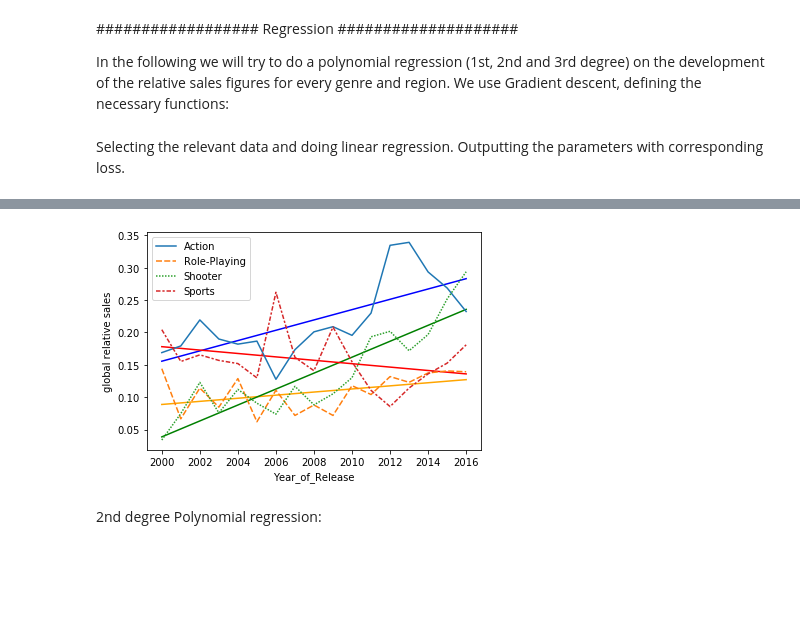
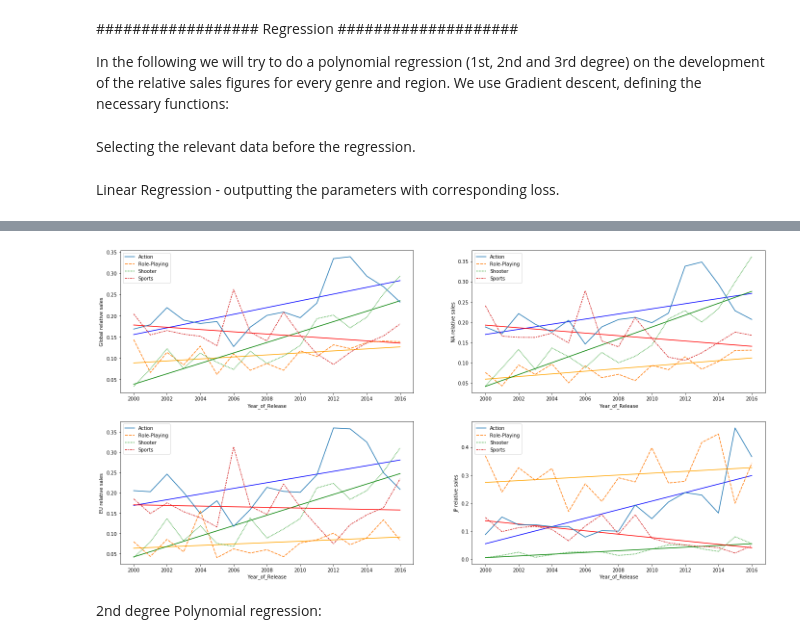
Before and after one commit to Pellys/FDSProject, a Jupyter notebook: sales_genre_rel.ipynb, the cells around one changed output, grey strips where cells are left out. Drawn from its saved outputs; the diff is of its cells as text; code cells hidden in the pictures; blank space fills up the shorter version.

```diff
--- a/sales_genre_rel.ipynb
+++ b/sales_genre_rel.ipynb
@@ -236,7 +230,7 @@ def gradient_descent(theta,x,y,H,alpha,eps):
     loss_history = []
     theta_history = []
 
-    while np.linalg.norm(alpha*grad_quad_loss(theta, x, y, H))>=eps:
+    while np.linalg.norm(grad_quad_loss(theta, x, y, H))>=eps:
         theta_history.append(theta)
         loss_history.append(quad_loss(theta,x,y,H))
         theta = theta - alpha*grad_quad_loss(theta, x, y, H)
@@ -244,41 +238,59 @@ def gradient_descent(theta,x,y,H,alpha,eps):
 
     return theta, loss_history, theta_history
 # %% [markdown]
-Selecting the relevant data and doing linear regression. Outputting the parameters with corresponding loss.
+Selecting the relevant data before the regression.
+# %%
+genres = ['Action','Role-Playing','Shooter','Sports']
+col = ['blue', 'orange', 'green', 'red']
+
+# contains the year of release as x-values
+# In order for the gradiend descent algorithm to work properly we substract 2000 here.
+x = np.array(genre_rel.index.to_list())-2000
+
+# contains the sales figures as y-values for all the regions
+y = np.empty((len(regions), len(genres), len(x)))
+for i,gen in enumerate(genres):
+    y[0][i] = genre_rel[gen].to_list()
+    y[1][i] = NA_genre_rel[gen].to_list()
+    y[2][i] = EU_genre_rel[gen].to_list()
+    y[3][i] = JP_genre_rel[gen].to_list()
+# %% [markdown]
+Linear Regression - outputting the parameters with corresponding loss.
 # %%
-genres = ['Action','Role-Playing','Shooter','Sports']
-col = ['blue', 'orange', 'green', 'red']
-
-# contains the year of release as x-values
-x = np.array(genre_rel.index.to_list())-2000
-# contains the sales figures as y-values
-y = np.empty((len(genres), len(x)))
-for i,gen in enumerate(genres):
-    y[i] = genre_rel[gen].to_list()
-
+theta_lin = np.empty((len(regions),len(genres), 2))
+loss_lin = np.empty((len(regions),len(genres)))
 
 # Determine the parameters and output the results
-plt.figure()
+plt.figure(figsize=(12*2,12))
 
-for i,gen in enumerate(genres):
+# Loop over the regions - Global, NA, EU, JP
+for j, reg in enumerate(regions):
 
-    # Initialize theta0
-    theta0 = np.zeros(2)
+    print(reg)
+    plt.subplot(2,2,j+1)
 
-    # Determine parameters using Gradient descent
-    theta_final, loss_history, theta_history = gradient_descent(theta0,x,y[i],lin_fun,1e-2, 1e-6)
-    print(theta_final, loss_history[-1:])
+    # Loop over the different genres
+    for i,gen in enumerate(genres):
 
-#     fig,ax = plt.subplots(num=2)
+        # Initialize theta0
+        theta0 = np.zeros(2)
 
-#     ax.set_ylabel('l(Theta)')
-#     ax.set_xlabel('Iterations')
-#     _=ax.plot(range(len(loss_history))[1:],loss_history[1:],'b.')
-#     plt.show()
+        # Determine parameters using Gradient descent
+        theta_final, loss_history, theta_history = gradient_descent(theta0,x,y[j][i],lin_fun,1e-3, 1e-6)
+        theta_lin[j][i] = theta_final
+        loss_lin[j][i] = loss_history[len(loss_history)-1]
+        print(gen, theta_final, loss_history[-1:])
 
-    plt.plot(x+2000, lin_fun(theta_final, x), color=col[i])
+#             fig,ax = plt.subplots(num=2)
 
-sns.lineplot(data=genre_rel)
-plt.ylabel('global relative sales')
+#             ax.set_ylabel('l(Theta)')
+#             ax.set_xlabel('Iterations')
+#             _=ax.plot(range(len(loss_history))[1:],loss_history[1:],'b.')
+#             plt.show()
+
+        plt.plot(x+2000, lin_fun(theta_final, x), color=col[i])
+
+    sns.lineplot(data=genre_rel_arr[j])
+    plt.ylabel('%s relative sales' %(reg))
 plt.show()
 # %% [output]
@@ -289,3 +317,3 @@ plt.show()
-[figure, old version]
+[figure, new version]
 # %% [markdown]
 2nd degree Polynomial regression:
```
Also changed, not shown: parts of 11 cells of this notebook.
